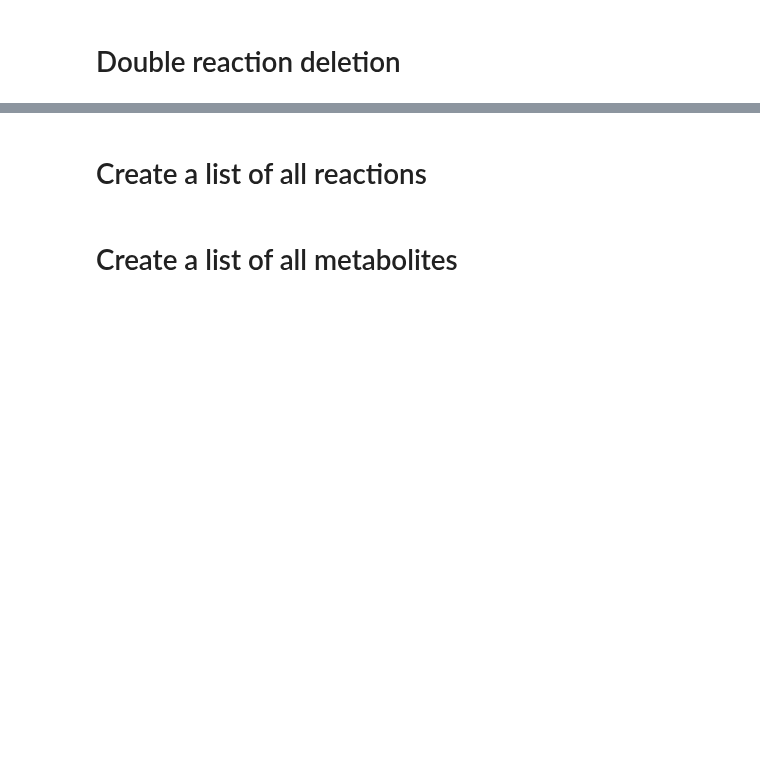
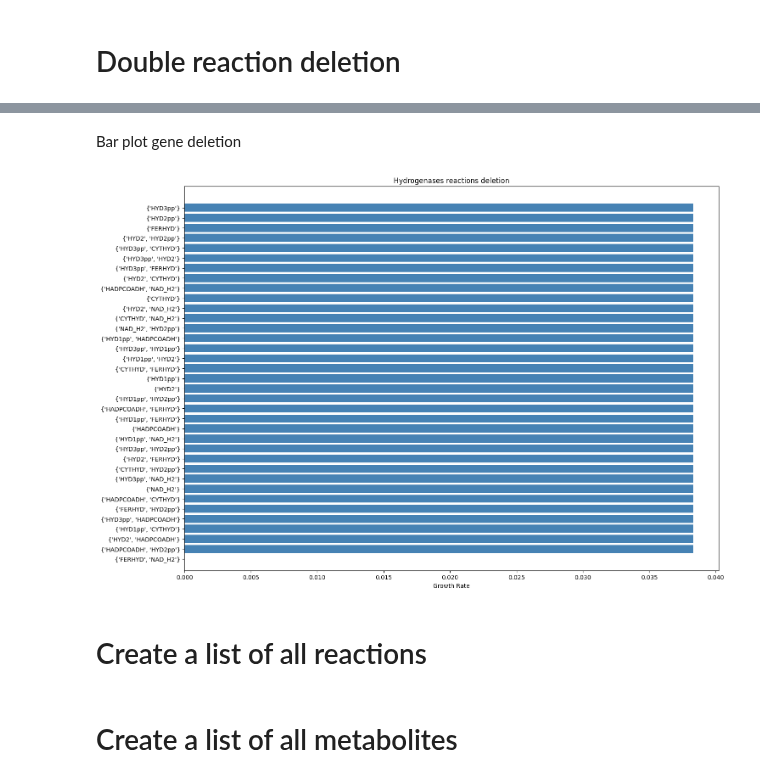
Before and after one commit to AzizBenA/iABA974_SoF1_GEM, a Jupyter notebook: Scripts/Model_manipulation.ipynb, the cells around one changed output, grey strips where cells are left out. Cells and saved outputs as stored; diff of their text form; code cells hidden in the pictures; blank space fills up the shorter version.

```diff
--- a/Scripts/Model_manipulation.ipynb
+++ b/Scripts/Model_manipulation.ipynb
@@ -1048,3 +1045,24 @@ deletion_results
+# %% [markdown]
+Bar plot gene deletion
+# %%
+import matplotlib.pyplot as plt
+# Plot the bar chart
+# Ensure all labels are strings and fill missing ones
+deletion_results['ids'] = deletion_results['ids'].fillna("unknown").astype(str)
+
+# Optional: sort by lowest growth
+deletion_results_sorted = deletion_results.sort_values(by='growth').head(70)
+
+# Plot the bar chart
+plt.figure(figsize=(15, 10))
+plt.barh(deletion_results_sorted['ids'], deletion_results_sorted['growth'], color='steelblue')
+plt.xlabel("Growth Rate")
+plt.title("Hydrogenases reactions deletion")
+plt.gca().invert_yaxis()
+plt.tight_layout()
+plt.show()
+# %% [output]
+[figure, added]
 # %% [markdown]
 # Create a list of all reactions
 # %%
```
Also changed, not shown: parts of 9 cells of this notebook, 5 other files.
